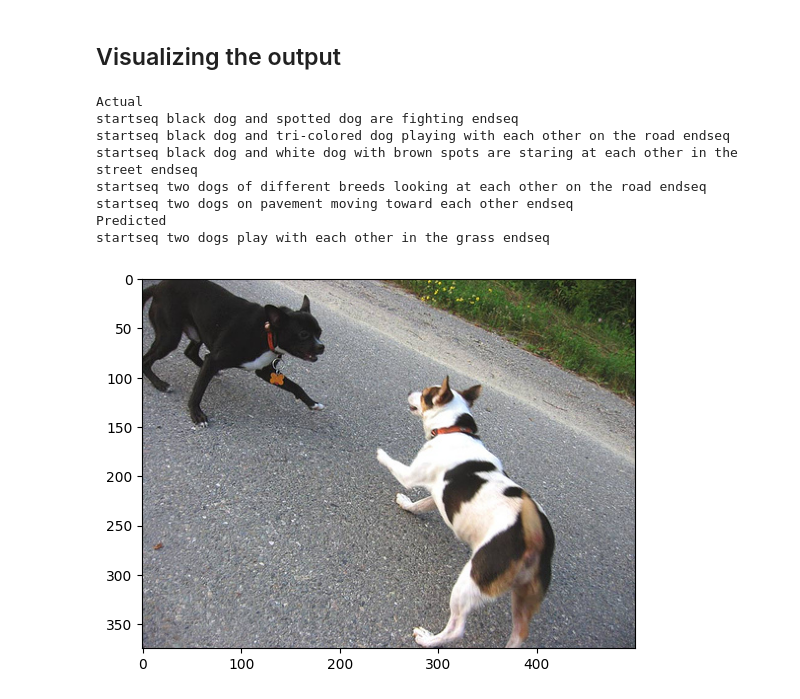
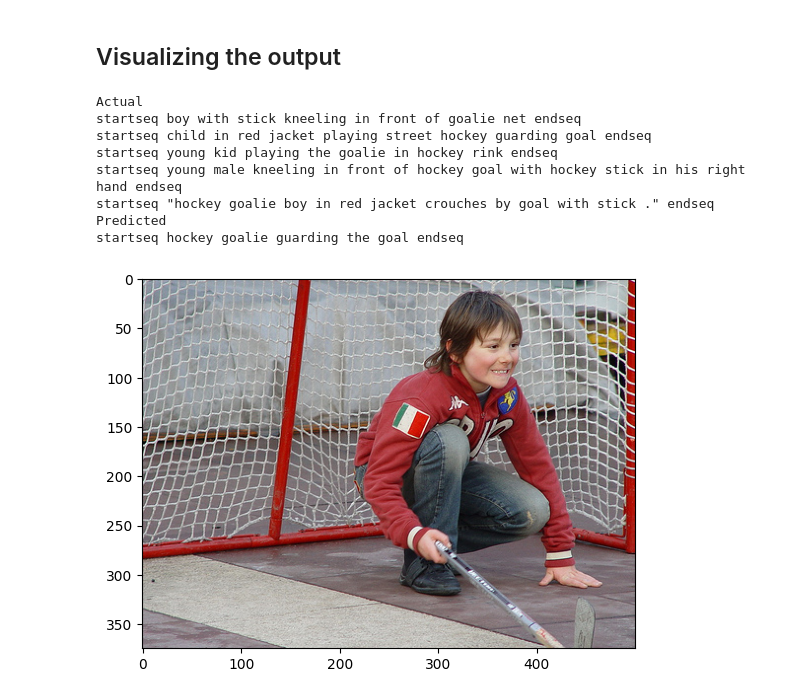
Before and after one commit to MannPatel250205/Image_caption_Generator, a Jupyter notebook: image_captioning_project.ipynb, the cells around one changed output. Drawn from its saved outputs; the diff is of its cells as text; code cells hidden in the pictures.

```diff
--- a/image_captioning_project.ipynb
+++ b/image_captioning_project.ipynb
@@ -318,15 +314,15 @@ def generate_caption(image_name):
     print(y_pred)
     plt.imshow(image)
 # %%
-generate_caption("1009434119_febe49276a.jpg")
+generate_caption("103106960_e8a41d64f8.jpg")
 # %% [output]
 Actual
-startseq black dog and spotted dog are fighting endseq
-startseq black dog and tri-colored dog playing with each other on the road endseq
-startseq black dog and white dog with brown spots are staring at each other in the street endseq
-startseq two dogs of different breeds looking at each other on the road endseq
-startseq two dogs on pavement moving toward each other endseq
+startseq boy with stick kneeling in front of goalie net endseq
+startseq child in red jacket playing street hockey guarding goal endseq
+startseq young kid playing the goalie in hockey rink endseq
+startseq young male kneeling in front of hockey goal with hockey stick in his right hand endseq
+startseq "hockey goalie boy in red jacket crouches by goal with stick ." endseq
 Predicted
-startseq two dogs play with each other in the grass endseq
+startseq hockey goalie guarding the goal endseq
-[figure, old version]
+[figure, new version]
 # %%
```
Also changed, not shown: parts of 8 cells of this notebook.
